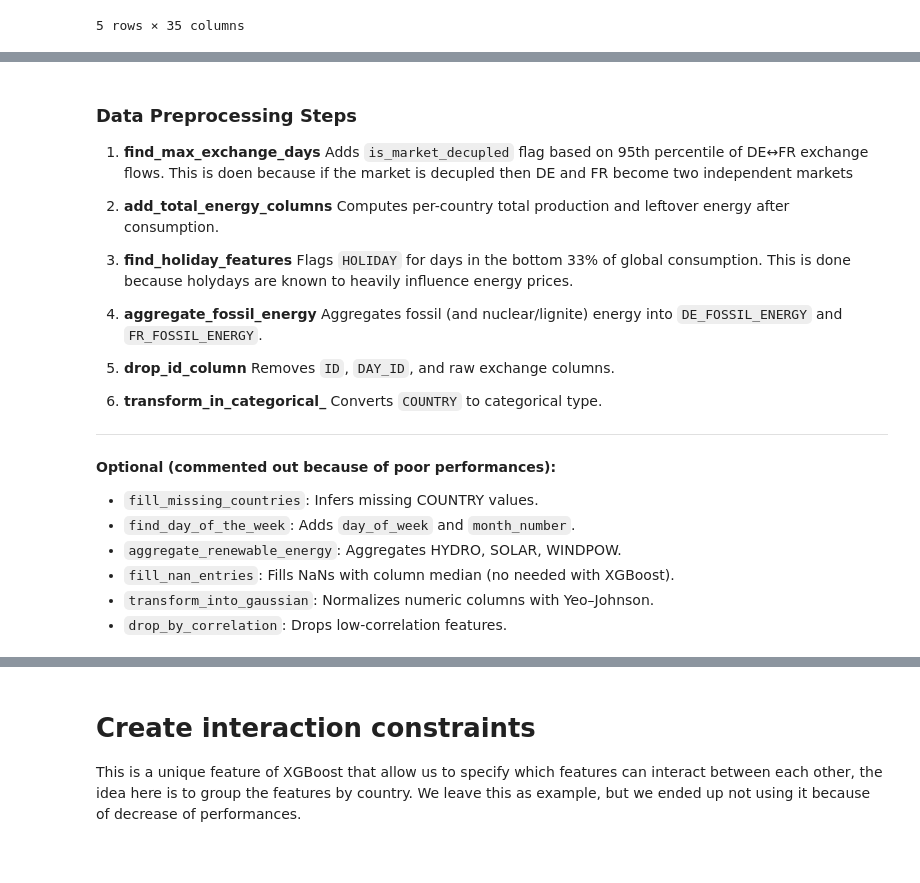
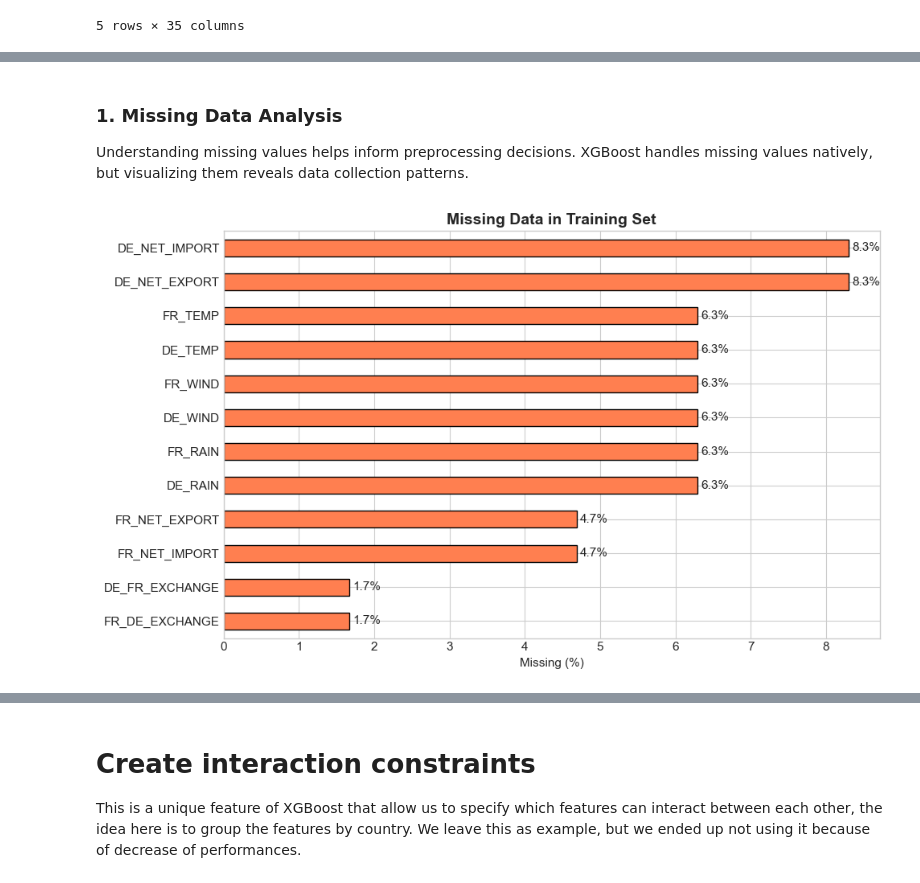
Before and after one commit to Claudio-Me/QRT_energy, a Jupyter notebook: supp_material/Benchmark_QRT_en.ipynb, the cells around one changed output, grey strips where cells are left out. Cells and saved outputs as stored; diff of their text form; code cells hidden in the pictures.

```diff
--- a/supp_material/Benchmark_QRT_en.ipynb
+++ b/supp_material/Benchmark_QRT_en.ipynb
@@ -43,0 +66,18 @@ Checking the content of the test and train dataset.
+# %%
+# Load datasets
+X_train = pd.read_csv('X_train.csv')
+Y_train = pd.read_csv('y_train.csv')
+X_test = pd.read_csv('X_test.csv')
+
+# Merge for EDA (training data with target)
+train_df = X_train.merge(Y_train, on='ID')
+
+# Dataset summary
+print("=" * 50)
+print("DATASET OVERVIEW")
+print("=" * 50)
+print(f"Training samples: {len(X_train):,}")
+print(f"Test samples:     {len(X_test):,}")
+print(f"Features:         {X_train.shape[1] - 3} (excluding ID, DAY_ID, COUNTRY)")
+print(f"Countries:        {X_train['COUNTRY'].unique().tolist()}")
+print("=" * 50)
@@ -103,33 +117,0 @@ CARBON_RET                0     0.000000
-# %% [markdown]
-
-### Data Preprocessing Steps
-
-1. **find_max_exchange_days**
-   Adds `is_market_decupled` flag based on 95th percentile of DE↔FR exchange flows.
-   This is doen because if the market is decupled then DE and FR become two independent markets
-
-2. **add_total_energy_columns**
-   Computes per-country total production and leftover energy after consumption.
-
-3. **find_holiday_features**
-   Flags `HOLIDAY` for days in the bottom 33% of global consumption.
-   This is done because holydays are known to heavily influence energy prices.
-
-4. **aggregate_fossil_energy**
-   Aggregates fossil (and nuclear/lignite) energy into `DE_FOSSIL_ENERGY` and `FR_FOSSIL_ENERGY`.
-
-5. **drop_id_column**
-   Removes `ID`, `DAY_ID`, and raw exchange columns.
-
-6. **transform_in_categorical_**
-   Converts `COUNTRY` to categorical type.
-
----
-
-**Optional (commented out because of poor performances):**
-- `fill_missing_countries`: Infers missing COUNTRY values.
-- `find_day_of_the_week`: Adds `day_of_week` and `month_number`.
-- `aggregate_renewable_energy`: Aggregates HYDRO, SOLAR, WINDPOW.
-- `fill_nan_entries`: Fills NaNs with column median (no needed with XGBoost).
-- `transform_into_gaussian`: Normalizes numeric columns with Yeo–Johnson.
-- `drop_by_correlation`: Drops low-correlation features.
@@ -135,0 +332,9 @@ CARBON_RET                0     0.000000
+# %% [markdown]
+### 1. Missing Data Analysis
+
+Understanding missing values helps inform preprocessing decisions. XGBoost handles missing values natively, but visualizing them reveals data collection patterns.
+# %%
+# Visualize missing data patterns
+plot_missing_data(train_df, title="Missing Data in Training Set")
+# %% [output]
+[figure, added]
```
Also changed, not shown: parts of 44 cells of this notebook, 1 other file.
